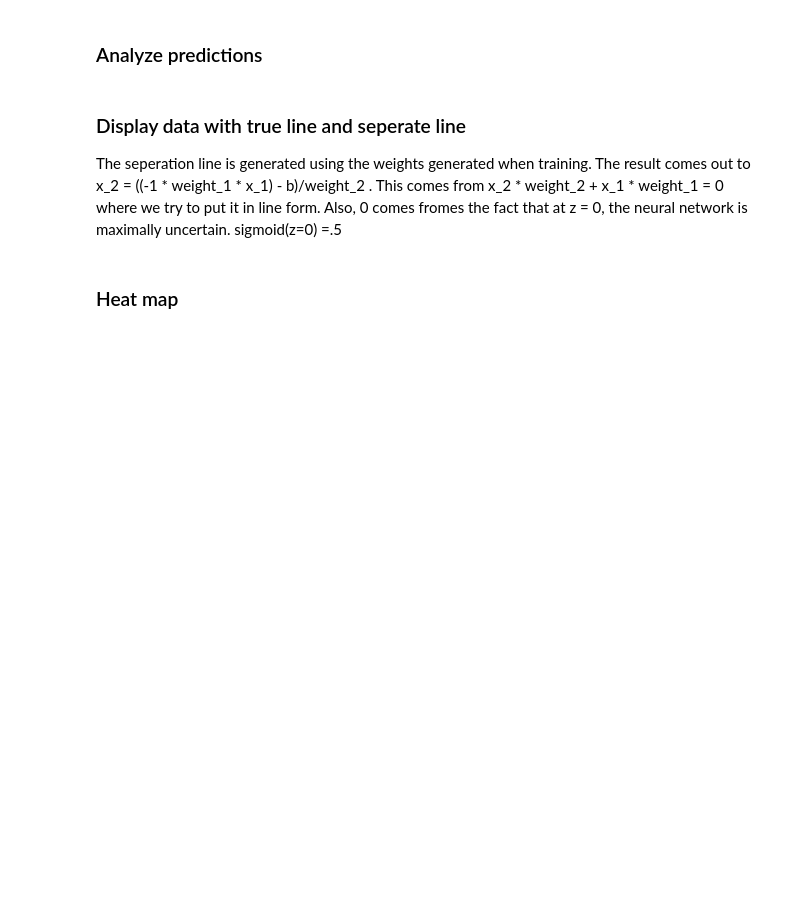
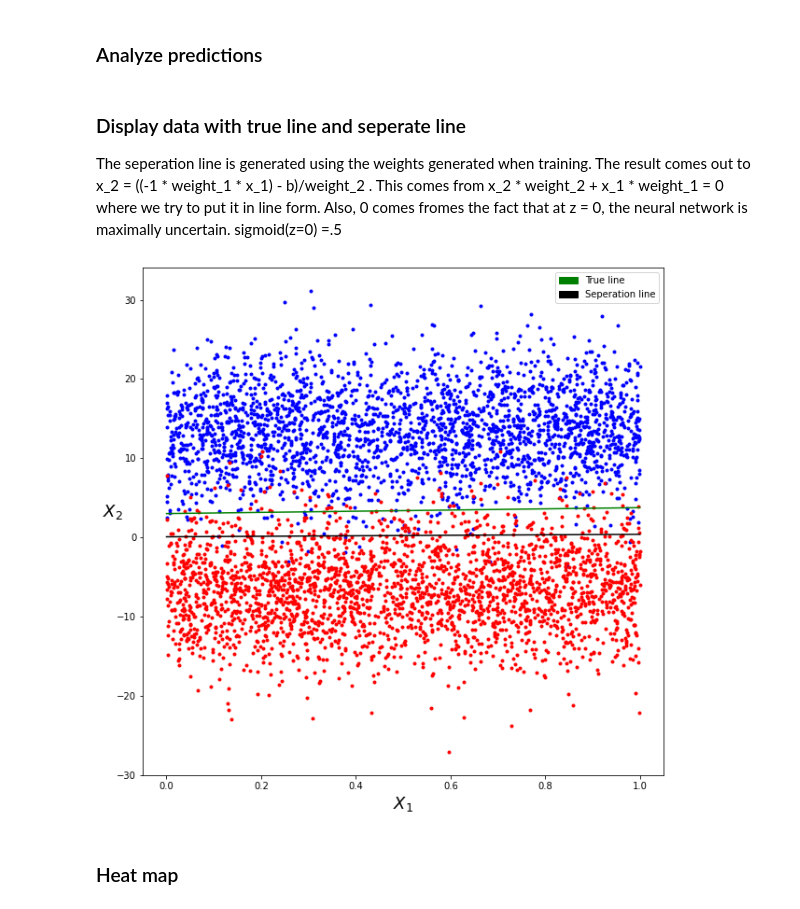
Before and after one commit to TatianaO8/AI, a Jupyter notebook: HW3.ipynb, the cells around one changed output. Drawn from its saved outputs; the diff is of its cells as text; code cells hidden in the pictures; blank space fills up the shorter version.

```diff
--- a/HW3.ipynb
+++ b/HW3.ipynb
@@ -198,33 +196,37 @@ def display_random_data_with_lines(labels, data, weights, b, initial_weight, ini
   for i in range(len(data)):
     c = labels[i]
 
     if(c==0):
       X_1_blue.append(data[i,0])
       X_2_blue.append(data[i,1])
     else:
       X_1_red.append(data[i,0])
       X_2_red.append(data[i,1])
 
   plt.plot(X_1_blue, X_2_blue, "b.")
   plt.plot(X_1_red, X_2_red, "r.")
   plt.xlabel("$X_1$", fontsize=18)
   plt.ylabel("$X_2$", rotation=0, fontsize=18)
 
   # Seperation Line
   x_1 = np.linspace(0, 1, 100)
   x_2 = ((-1 * weight_1 * x_1) - b)/weight_2
   plt.plot(x_1, x_2, '-k')
 
   # True Line
   x = np.linspace(0, 1, 100)
   x2 = initial_weight * x + initial_b
   plt.plot(x, x2, '-g')
 
   green_line = mpatches.Patch(color='green', label='True line')
   black_line = mpatches.Patch(color='black', label='Seperation line')
   plt.legend(handles=[green_line, black_line])
 
   #plt.show()
+
+display_random_data_with_lines(labels, data, weights, bias, initial_weight, initial_b)
+# %% [output]
+[figure, added]
 # %% [markdown]
 ### Heat map
 # %%
```
Also changed, not shown: parts of 8 cells of this notebook.
